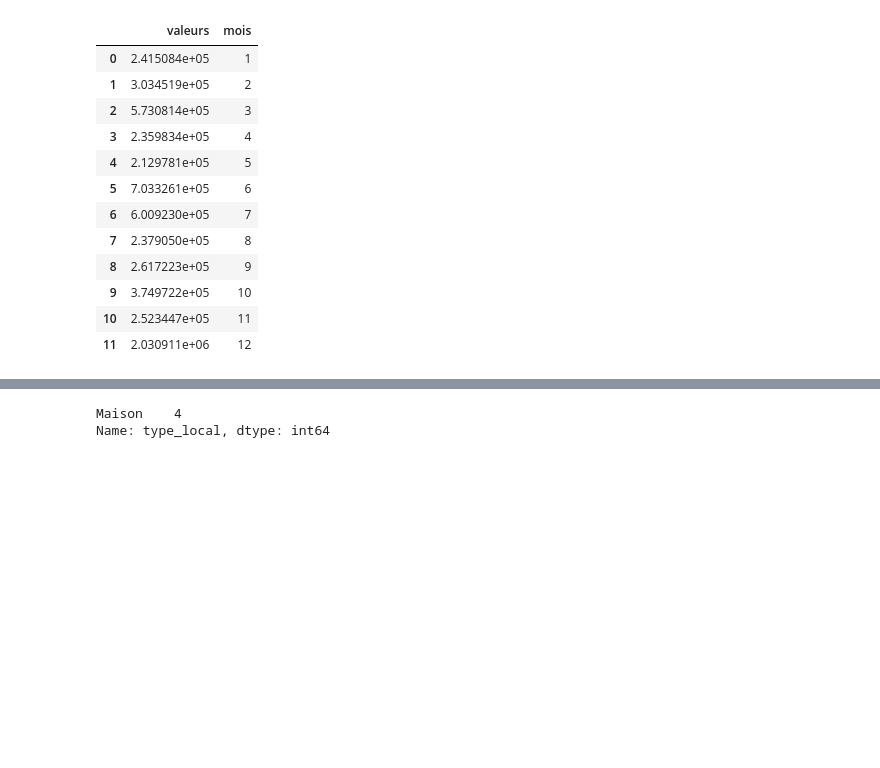
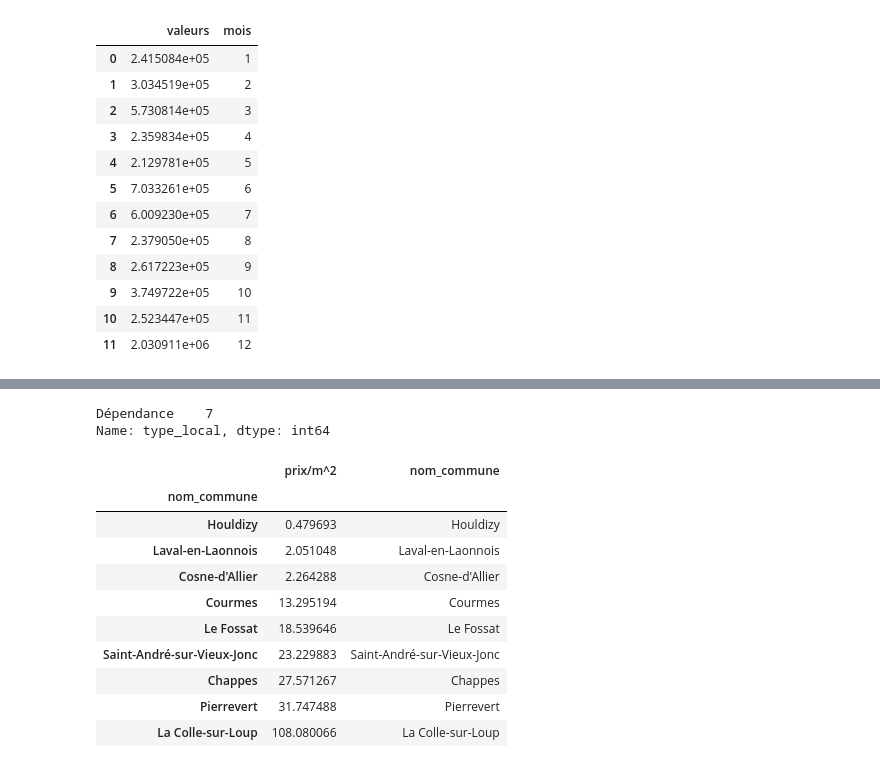
Before and after one commit to williamsiewe16/projet-Dataviz, a Jupyter notebook: project.ipynb, the cells around one changed output, grey strips where cells are left out. Saved outputs shown, nothing was run; the diff lists cells and outputs as text; code cells hidden in the pictures; blank space fills up the shorter version.

```diff
--- a/project.ipynb
+++ b/project.ipynb
@@ -237,10 +237,31 @@ a = a[["code_departement", "valeur_fonciere"]].groupby("code_departement").max()
 a["code"] = a.index
 # %%
 b = df[df.nom_commune == "Erp"].type_local.value_counts()
-# %%
-b
-# %% [output]
-Maison    4
-Name: type_local, dtype: int64
+# %%
+b[b.nom_commune == "Nice"].type_local.value_counts()
+# %% [output]
+Dépendance    7
+Name: type_local, dtype: int64
 # %%
-df["prix/m^2"] = df.valeur_fonciere/df.surface_terrain
+#df["prix/m^2"] = df.valeur_fonciere/df.surface_terrain
+slider_data = (df.surface_terrain.min(),df.surface_terrain.max())
+type_local = df.type_local.value_counts().index
+# %%
+b = df[df.type_local == "Dépendance"]
+b = b[(b.surface_terrain >= 19237.95) & (b.surface_terrain <= 35268.74) & ~(b["prix/m^2"].isna())]
+c = b[["nom_commune","prix/m^2"]].groupby("nom_commune").mean().sort_values(by="prix/m^2", ascending=True)[:15]
+c["nom_commune"] = c.index
+c
+#sns.barplot(data=c, x="nom_commune", y="prix/m^2")
+# %% [output]
+|  | prix/m^2 | nom_commune |
+| nom_commune |  |  |
+| Houldizy | 0.479693 | Houldizy |
+| Laval-en-Laonnois | 2.051048 | Laval-en-Laonnois |
+| Cosne-d'Allier | 2.264288 | Cosne-d'Allier |
+| Courmes | 13.295194 | Courmes |
+| Le Fossat | 18.539646 | Le Fossat |
+| Saint-André-sur-Vieux-Jonc | 23.229883 | Saint-André-sur-Vieux-Jonc |
+| Chappes | 27.571267 | Chappes |
+| Pierrevert | 31.747488 | Pierrevert |
+| La Colle-sur-Loup | 108.080066 | La Colle-sur-Loup |
```
Also changed, not shown: parts of 6 cells of this notebook, 6 other files.
